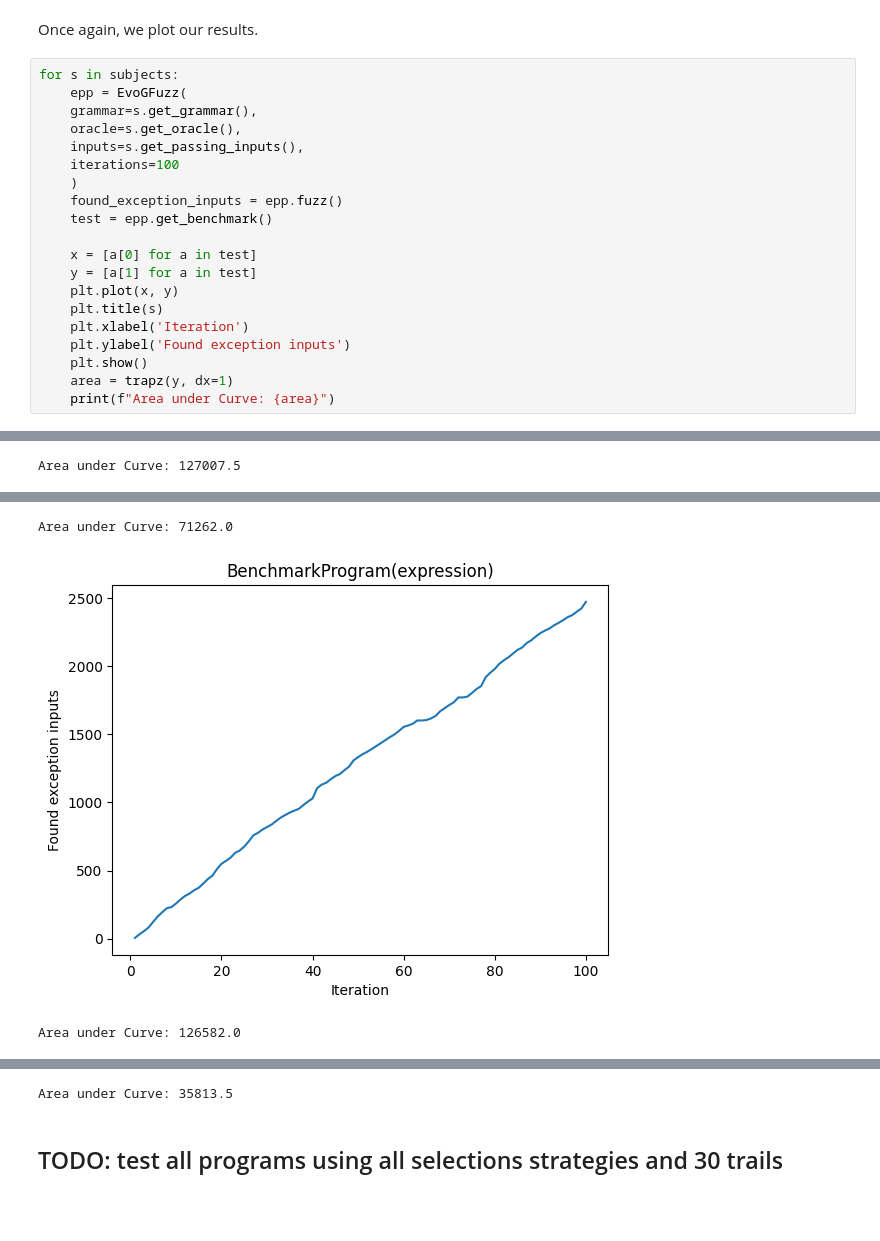
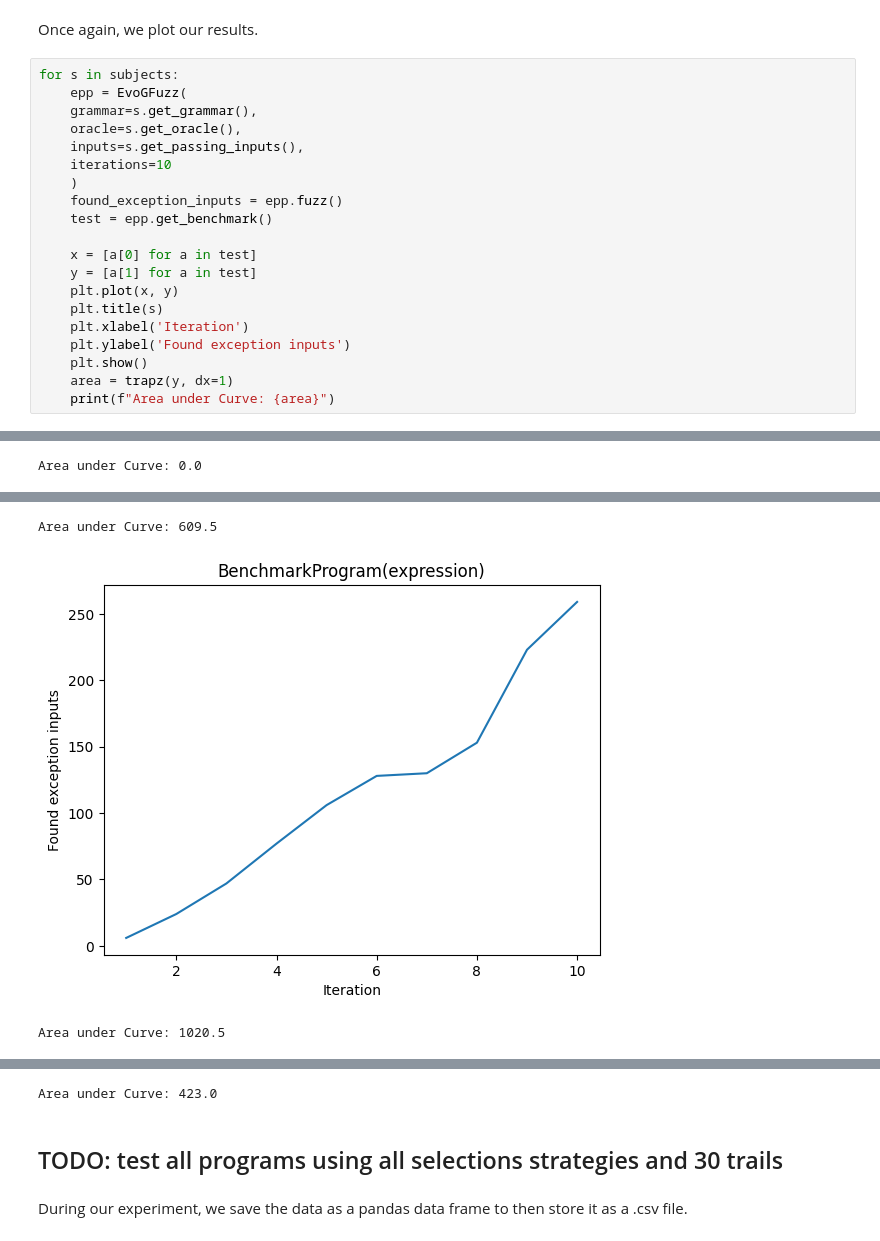
Before and after one commit to JaasperK/evogfuzzplusplus-selection-strategies, a Jupyter notebook: notebooks/evogfuzz_benchmark.ipynb, the cells around one changed output, grey strips where cells are left out. Cells and saved outputs as stored; diff of their text form; blank space fills up the shorter version.

```diff
--- a/notebooks/evogfuzz_benchmark.ipynb
+++ b/notebooks/evogfuzz_benchmark.ipynb
@@ -335,7 +335,7 @@ for s in subjects:
     grammar=s.get_grammar(),
     oracle=s.get_oracle(),
     inputs=s.get_passing_inputs(),
-    iterations=100
+    iterations=10
     )
     found_exception_inputs = epp.fuzz()
     test = epp.get_benchmark()
@@ -354 +354 @@ for s in subjects:
-Area under Curve: 127007.5
+Area under Curve: 0.0
@@ -356,3 +356,3 @@ Area under Curve: 127007.5
-Area under Curve: 71262.0
+Area under Curve: 609.5
-[figure, old version]
+[figure, new version]
-Area under Curve: 126582.0
+Area under Curve: 1020.5
@@ -360,3 +360,5 @@ Area under Curve: 126582.0
-Area under Curve: 35813.5
+Area under Curve: 423.0
 # %% [markdown]
 ## TODO: test all programs using all selections strategies and 30 trails
+# %% [markdown]
+During our experiment, we save the data as a pandas data frame to then store it as a .csv file.
```
Also changed, not shown: parts of 7 cells of this notebook, 1 other file.
